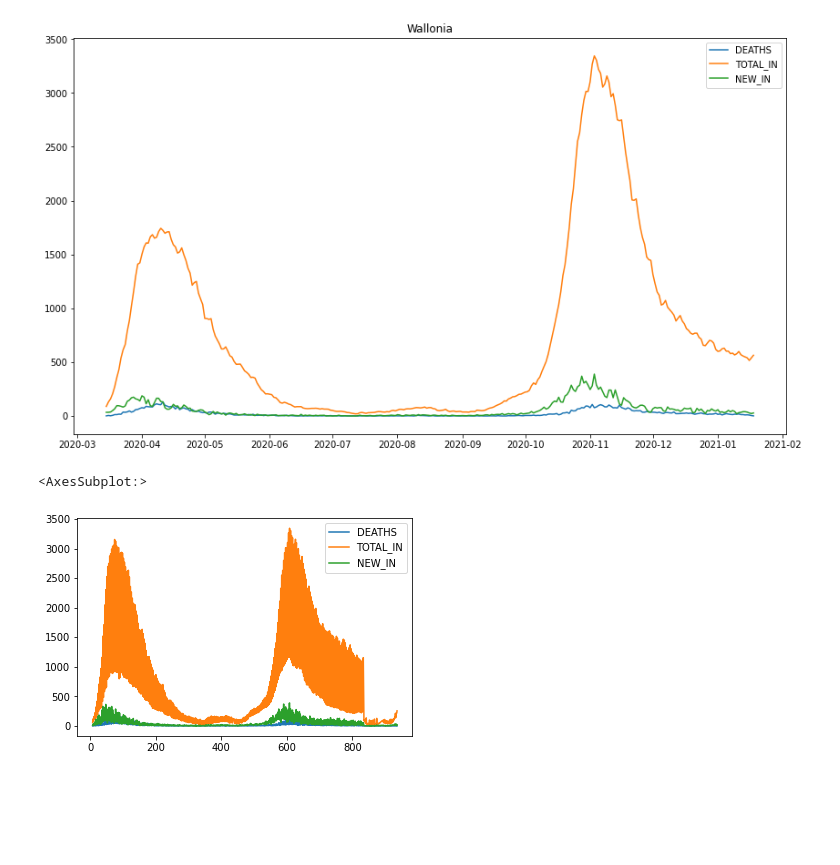
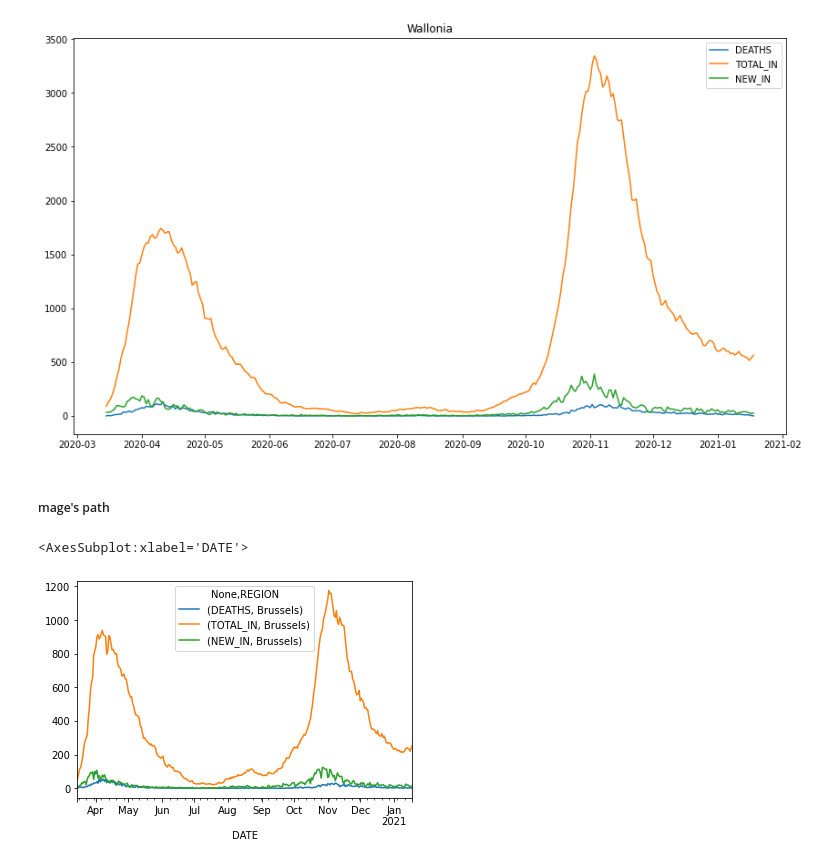
Before and after one commit to Demesmaeker/workshop-IBM-covid, a Jupyter notebook: main.ipynb, the cells around one changed output. Cells and saved outputs as stored; diff of their text form; code cells hidden in the pictures; blank space fills up the shorter version.

```diff
--- a/main.ipynb
+++ b/main.ipynb
@@ -348,8 +360,10 @@ plt.legend(["DEATHS","TOTAL_IN","NEW_IN"])
 # %% [output]
 <matplotlib.legend.Legend at 0x...>
 [figure]
+# %% [markdown]
+##### mage's path
 # %%
-final[["DEATHS","TOTAL_IN","NEW_IN"]].plot()
+final_pivot[[('DEATHS', 'Brussels'), ('TOTAL_IN', 'Brussels'), ('NEW_IN', 'Brussels')]].plot()
 # %% [output]
-<AxesSubplot:>
+<AxesSubplot:xlabel='DATE'>
-[figure, old version]
+[figure, new version]
```
Also changed, not shown: parts of 17 cells of this notebook.
